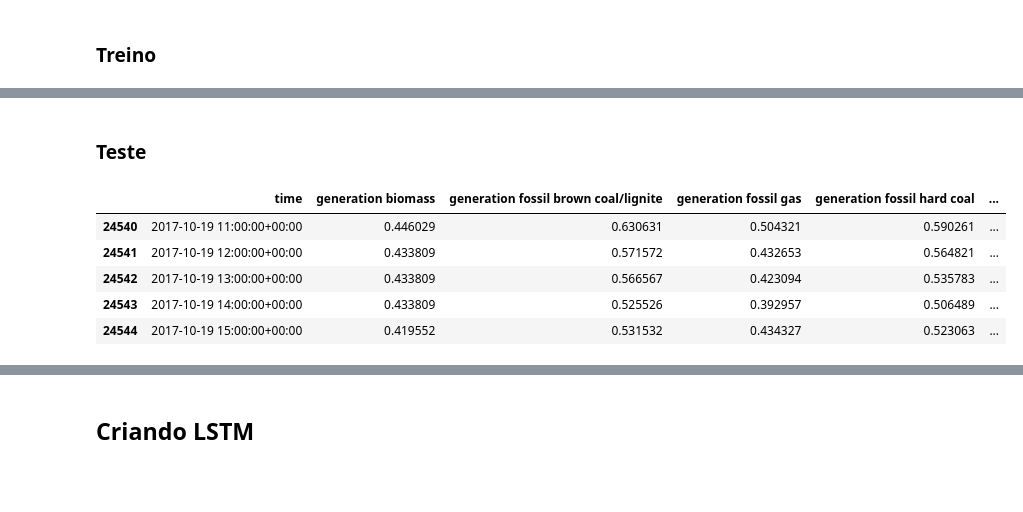
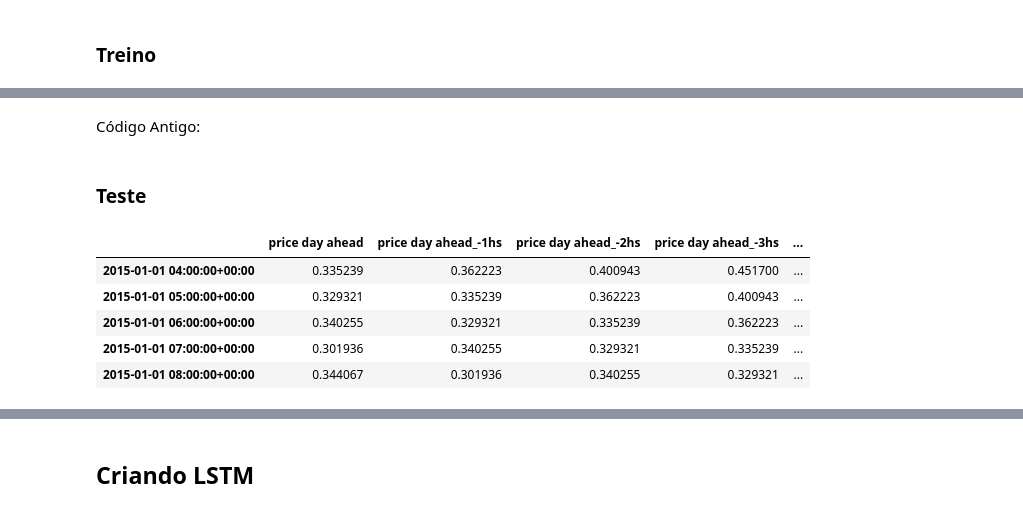
Before and after one commit to secretaria-ICA/Previsao_do_Preco_de_Energia, a Jupyter notebook: TCC_Energia.ipynb, the cells around one changed output, grey strips where cells are left out. Cells and saved outputs as stored; diff of their text form; code cells hidden in the pictures; blank space fills up the shorter version.

```diff
--- a/TCC_Energia.ipynb
+++ b/TCC_Energia.ipynb
@@ -1063,4 +1310,15 @@ df_variaveis_preditivas_teste = df_teste.drop(['price actual'], axis=1)
 # Prgar só um array com os valores para realziar a normalziação
 df_variavel_alvo_treino = df_final[['time','price actual']].iloc[:24545,]
 df_variavel_alvo_teste = df_final[['time','price actual']].iloc[24545:,]
+# %%
+# Variaveis preditivas (retirar a coluna contendo avariável alvo do df_final)
+df_variaveis_preditivas_treino = df_treino.drop(['price actual'], axis=1)
+df_variaveis_preditivas_valdiacao = df_val.drop(['price actual'], axis=1)
+df_variaveis_preditivas_teste = df_teste.drop(['price actual'], axis=1)
+
+# Variavel alvo (só pegar a coluna contendo a variavel alvo do df_final)
+# Prgar só um array com os valores para realziar a normalziação
+df_variavel_alvo_treino = df_treino[['price actual']]
+df_variavel_alvo_validacao = df_val[['price actual']]
+df_variavel_alvo_teste = df_teste[['price actual']]
 # %%
@@ -1109,29 +1373,44 @@ print(' df_final shape: {}\n'.format(df_final.shape),
+# %%
+colunas_normalizar = df_variaveis_preditivas_treino.columns.tolist()
+
+# Criando o modelo escalar Min Max:
+escala_preditivas = MinMaxScaler(feature_range=(0, 1))
+
+# Criando o modelo de normalização com as variáveis de treino:
+escala_preditivas.fit(df_variaveis_preditivas_treino)
+
+# Aplicando a normalizaçao nas demais bases:
+df_variaveis_preditivas_treino[colunas_normalizar] = escala_preditivas.fit_transform(df_variaveis_preditivas_treino[colunas_normalizar])
+df_variaveis_preditivas_teste[colunas_normalizar] = escala_preditivas.transform(df_variaveis_preditivas_teste[colunas_normalizar])
+df_variaveis_preditivas_valdiacao[colunas_normalizar] = escala_preditivas.transform(df_variaveis_preditivas_valdiacao[colunas_normalizar])
+# %% [markdown]
+Código Antigo:
 # %%
 # Selecionar todas as colunas do dataframe "df_variaveis_preditivas_treino" com excessão da coluna "time" (contém o timestamp e não pode ser normalizado)
-df_variaveis_preditivas_treino_sem_time = df_variaveis_preditivas_treino.loc[:, df_variaveis_preditivas_treino.columns != 'time']
+#df_variaveis_preditivas_treino_sem_time = df_variaveis_preditivas_treino.loc[:, df_variaveis_preditivas_treino.columns != 'time']
 
 # Criar uma variável ("colunas_normalizar") contendo todos ons nomes das colunas do dataframe acima.
-colunas_normalizar = df_variaveis_preditivas_treino_sem_time.columns.tolist()
+#colunas_normalizar = df_variaveis_preditivas_treino_sem_time.columns.tolist()
 
 # Criando o modelo escalar Min Max:
-escala_preditivas = MinMaxScaler(feature_range=(0, 1))
+#escala_preditivas = MinMaxScaler(feature_range=(0, 1))
 
 # treinar o modelo escalar acima apenas nas colunas que estão na lista "colunas_normalizar"). O método "fit_transform" retorna um objeto
 # do tipo "numpy.array", ele será convertido em um objeto "pd.DataFrame" que será salvo em uma variável de nome "df_v_predivas_normalizado"
-df_variaveis_preditivas_treino_normalizado = pd.DataFrame(escala_preditivas.fit_transform(df_variaveis_preditivas_treino[colunas_normalizar].copy()), columns = colunas_normalizar)
-old_shape = df_variaveis_preditivas_treino.shape
+#df_variaveis_preditivas_treino_normalizado = pd.DataFrame(escala_preditivas.fit_transform(df_variaveis_preditivas_treino[colunas_normalizar].copy()), columns = colunas_normalizar)
+#old_shape = df_variaveis_preditivas_treino.shape
 
 # treinar o modelo min max com as variáveis de treino, para ser aplicado postriormente na base de teste:
-escala_preditivas.fit(df_variaveis_preditivas_treino[colunas_normalizar])
+#escala_preditivas.fit(df_variaveis_preditivas_treino[colunas_normalizar])
 
 # exclui as colunas não normalizadas do "df_variaveis_preditivas_treino"
-df_variaveis_preditivas_treino.drop(colunas_normalizar, axis = 1, inplace = True)
+#df_variaveis_preditivas_treino.drop(colunas_normalizar, axis = 1, inplace = True)
 
 # adiciona as colunas normalizadas presentes no "df_variaveis_preditivas_treino_normalizado" ao "v_preditivas"
-df_variaveis_preditivas_treino = pd.concat([df_variaveis_preditivas_treino, df_variaveis_preditivas_treino_normalizado], axis= 1)
+#df_variaveis_preditivas_treino = pd.concat([df_variaveis_preditivas_treino, df_variaveis_preditivas_treino_normalizado], axis= 1)
 
 # Realiza a valdiação, se der algo de errado é porque o processo de merge acima não funcionou
-assert old_shape == df_variaveis_preditivas_treino.shape, "Erro Merge"
+#assert old_shape == df_variaveis_preditivas_treino.shape, "Erro Merge"
 # %% [markdown]
 ### Teste
 # %%
@@ -1141,9 +1420,9 @@ df_variaveis_preditivas_teste[colunas_normalizar] = escala_preditivas.transform(
 # %%
-df_variaveis_preditivas_treino.tail()
+df_variaveis_preditivas_treino.head()
 # %% [output]
-|  | time | generation biomass | generation fossil brown coal/lignite | generation fossil gas | generation fossil hard coal | ... |
-| 24540 | 2017-10-19 11:00:00+00:00 | 0.446029 | 0.630631 | 0.504321 | 0.590261 | ... |
-| 24541 | 2017-10-19 12:00:00+00:00 | 0.433809 | 0.571572 | 0.432653 | 0.564821 | ... |
-| 24542 | 2017-10-19 13:00:00+00:00 | 0.433809 | 0.566567 | 0.423094 | 0.535783 | ... |
-| 24543 | 2017-10-19 14:00:00+00:00 | 0.433809 | 0.525526 | 0.392957 | 0.506489 | ... |
-| 24544 | 2017-10-19 15:00:00+00:00 | 0.419552 | 0.531532 | 0.434327 | 0.523063 | ... |
+|  | price day ahead | price day ahead_-1hs | price day ahead_-2hs | price day ahead_-3hs | ... |
+| 2015-01-01 04:00:00+00:00 | 0.335239 | 0.362223 | 0.400943 | 0.451700 | ... |
+| 2015-01-01 05:00:00+00:00 | 0.329321 | 0.335239 | 0.362223 | 0.400943 | ... |
+| 2015-01-01 06:00:00+00:00 | 0.340255 | 0.329321 | 0.335239 | 0.362223 | ... |
+| 2015-01-01 07:00:00+00:00 | 0.301936 | 0.340255 | 0.329321 | 0.335239 | ... |
+| 2015-01-01 08:00:00+00:00 | 0.344067 | 0.301936 | 0.340255 | 0.329321 | ... |
```
Also changed, not shown: parts of 113 cells of this notebook.
